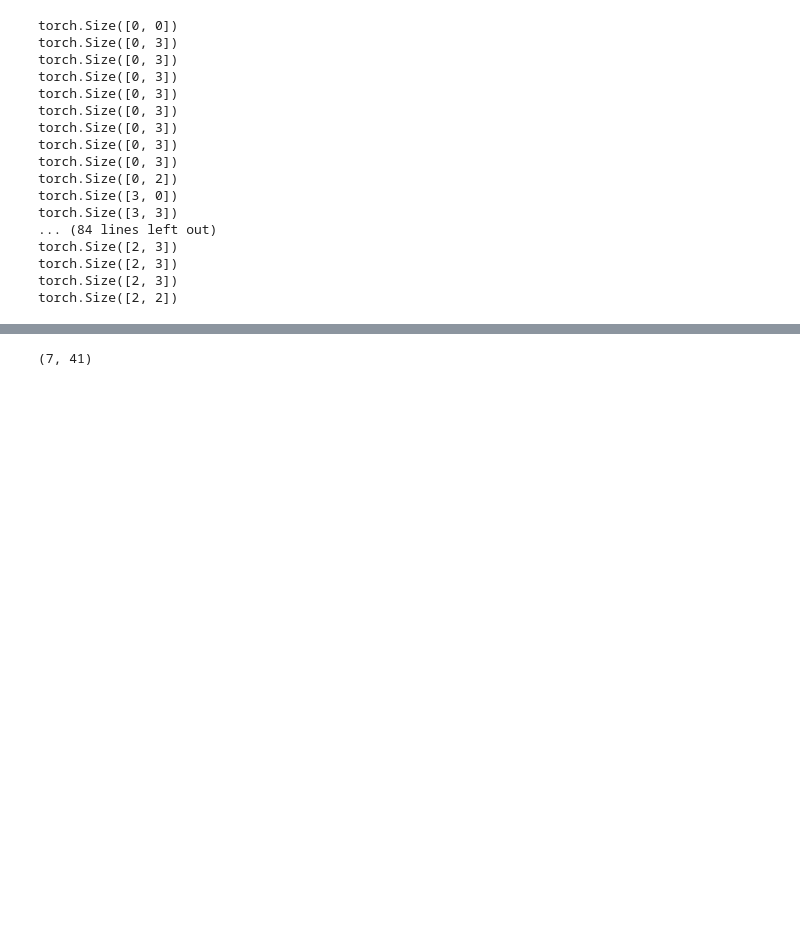
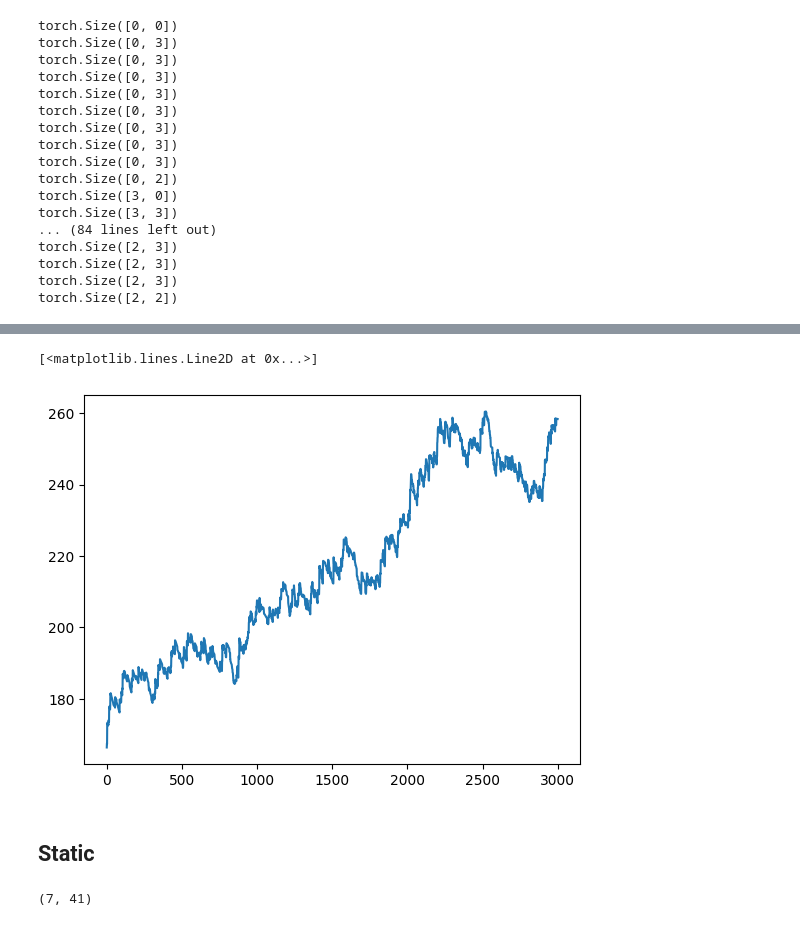
Before and after one commit to hhsherlock/self_organized_criticality, a Jupyter notebook: analysis.ipynb, the cells around one changed output, grey strips where cells are left out. Cells and saved outputs as stored; diff of their text form; code cells hidden in the pictures; blank space fills up the shorter version.

```diff
--- a/analysis.ipynb
+++ b/analysis.ipynb
@@ -90,0 +106,2 @@ dict_keys(['ave_Ks', 'ave_As'])
+# %%
+new_weights = K4_0_1_all["weight"]
@@ -90,0 +112,2 @@ dict_keys(['ave_Ks', 'ave_As'])
+# %%
+weights_sum = new_weights.sum(axis=(1,2))
@@ -91,3 +121,10 @@ dict_keys(['ave_Ks', 'ave_As'])
+# %%
+plt.plot(weights_sum)
+# %% [output]
+[<matplotlib.lines.Line2D at 0x...>]
+[figure, added]
+# %% [markdown]
+## Static
 # %%
 Ns = [10, 20, 50, 100, 200, 400, 1000]
 # %%
```
Also changed, not shown: parts of 43 cells of this notebook, 27 other files.
